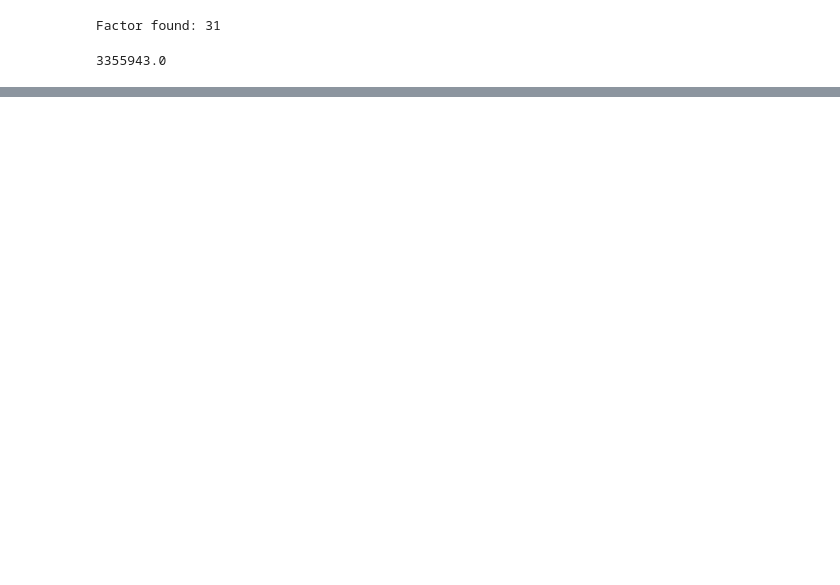
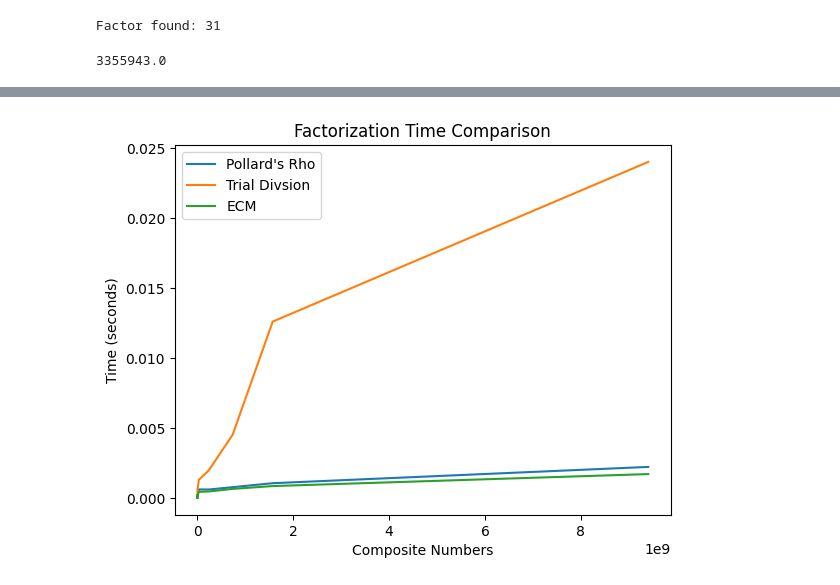
Before and after one commit to elyas21/factorazation, a Jupyter notebook: pollard-rho.ipynb, the cells around one changed output, grey strips where cells are left out. Saved outputs shown, nothing was run; the diff lists cells and outputs as text; code cells hidden in the pictures; blank space fills up the shorter version.

```diff
--- a/pollard-rho.ipynb
+++ b/pollard-rho.ipynb
@@ -43,0 +237,13 @@ number_to_factor/31
+# %%
+# plt.plot(composite, trial_div_times, label='Trial Division')
+plt.plot(composite, pollard_rho_times, label="Pollard's Rho")
+plt.plot(composite, trial_div_times, label='Trial Divsion')
+plt.plot(composite, ecm_times, label='ECM')
+
+plt.xlabel('Composite Numbers')
+plt.ylabel('Time (seconds)')
+plt.title('Factorization Time Comparison')
+plt.legend()
+plt.show()
+# %% [output]
+[figure, added]
```
Also changed, not shown: parts of 10 cells of this notebook.
